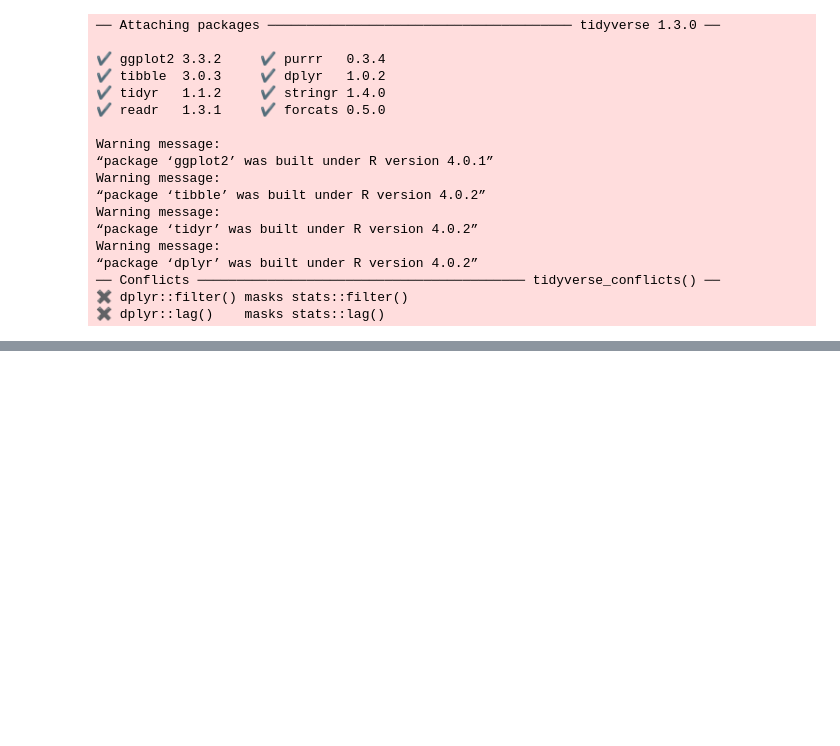
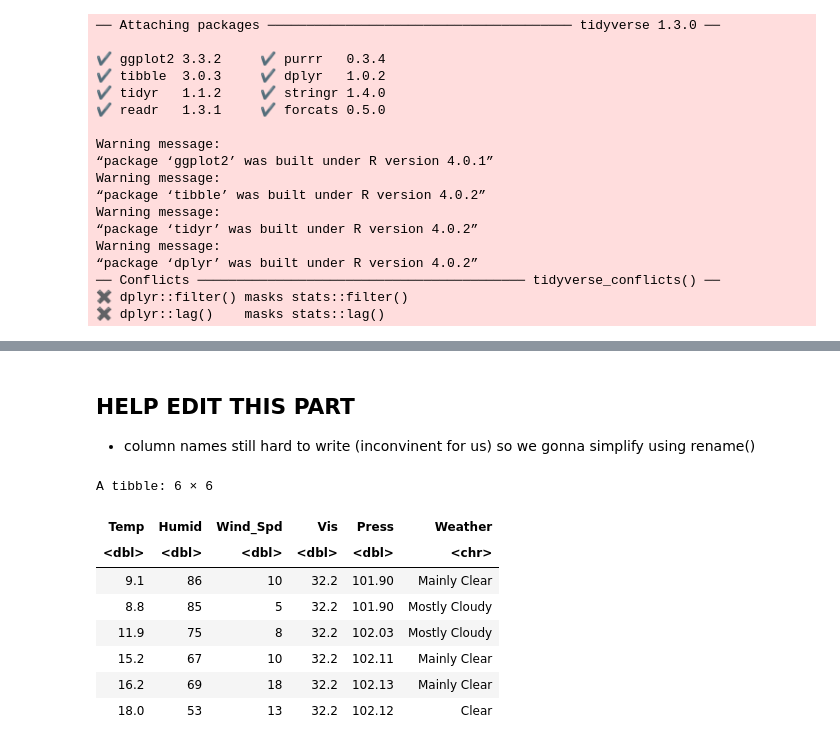
Before and after one commit to hyunseokjg/DSCI100-Group15-Project, a Jupyter notebook: DSCI100_Group_15_Proposal.ipynb, the cells around one changed output, grey strips where cells are left out. Drawn from its saved outputs; the diff is of its cells as text; code cells hidden in the pictures; blank space fills up the shorter version.

```diff
--- a/DSCI100_Group_15_Proposal.ipynb
+++ b/DSCI100_Group_15_Proposal.ipynb
@@ -59,0 +129,21 @@ ERROR: Error: 'data_proposal/en_climate_hourly_BC_1108395_06-2020_P1H' does not
+# %% [markdown]
+## **HELP EDIT THIS PART**
+- column names still hard to write (inconvinent for us) so we gonna simplify using rename()
+# %%
+tidy_weather_training <- rename(tidy_weather_training,
+       Temp = Temp...C.,
+       Humid = Rel.Hum....,
+       Wind_Spd = Wind.Spd..km.h.,
+       Vis = Visibility..km.,
+       Press = Stn.Press..kPa.)
+head(tidy_weather_training)
+# %% [output]
+A tibble: 6 × 6
+| Temp | Humid | Wind_Spd | Vis | Press | Weather |
+| <dbl> | <dbl> | <dbl> | <dbl> | <dbl> | <chr> |
+| 9.1 | 86 | 10 | 32.2 | 101.90 | Mainly Clear |
+| 8.8 | 85 | 5 | 32.2 | 101.90 | Mostly Cloudy |
+| 11.9 | 75 | 8 | 32.2 | 102.03 | Mostly Cloudy |
+| 15.2 | 67 | 10 | 32.2 | 102.11 | Mainly Clear |
+| 16.2 | 69 | 18 | 32.2 | 102.13 | Mainly Clear |
+| 18.0 | 53 | 13 | 32.2 | 102.12 | Clear |
```
Also changed, not shown: parts of 18 cells of this notebook.
